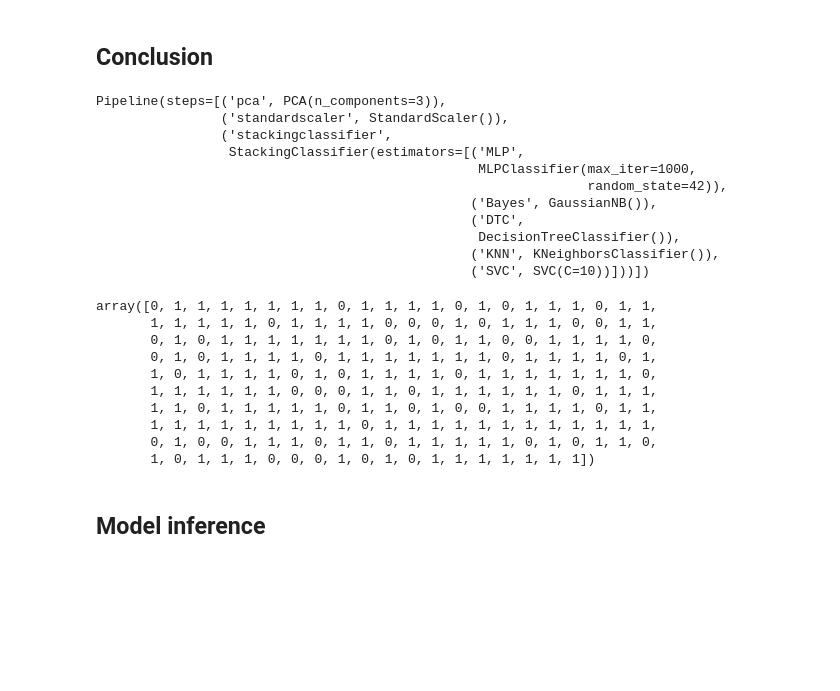
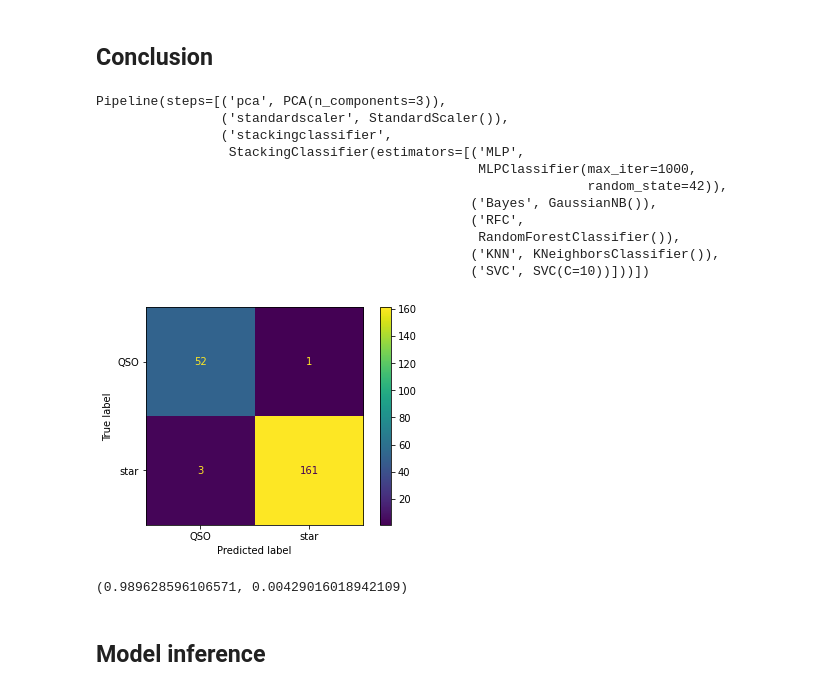
Before and after one commit to tomasplsek/AstroML, a Jupyter notebook: 03_sklearn.ipynb, the cells around one changed output. Drawn from its saved outputs; the diff is of its cells as text; code cells hidden in the pictures; blank space fills up the shorter version.

```diff
--- a/03_sklearn.ipynb
+++ b/03_sklearn.ipynb
@@ -752,11 +741,11 @@ ConfusionMatrixDisplay.from_estimator(model, X_test, y_test, display_labels=["QS
 # %% [markdown]
 ## **Conclusion**
 # %%
-classifiers = [("MLP", MLPClassifier(max_iter=1000, random_state=42)),
+classifiers = [("MLP", MLPClassifier(max_iter=1000)),
                ("Bayes", GaussianNB()),
-               ("DTC", DecisionTreeClassifier()),
+               ("RFC", RandomForestClassifier()),
                ("KNN", KNeighborsClassifier()),
-               ("SVC", SVC(C=10))]
+               ("SVC", SVC(kernel="rbf", C=10))]
 
 model = make_pipeline(PCA(n_components=3),
                       StandardScaler(),
@@ -771,22 +760,18 @@ Pipeline(steps=[('pca', PCA(n_components=3)),
                                                  MLPClassifier(max_iter=1000,
                                                                random_state=42)),
                                                 ('Bayes', GaussianNB()),
-                                                ('DTC',
-                                                 DecisionTreeClassifier()),
+                                                ('RFC',
+                                                 RandomForestClassifier()),
                                                 ('KNN', KNeighborsClassifier()),
                                                 ('SVC', SVC(C=10))]))])
-# %%
-model.predict(X_test)
-# %% [output]
-array([0, 1, 1, 1, 1, 1, 1, 1, 0, 1, 1, 1, 1, 0, 1, 0, 1, 1, 1, 0, 1, 1,
-       1, 1, 1, 1, 1, 0, 1, 1, 1, 1, 0, 0, 0, 1, 0, 1, 1, 1, 0, 0, 1, 1,
-       0, 1, 0, 1, 1, 1, 1, 1, 1, 1, 0, 1, 0, 1, 1, 0, 0, 1, 1, 1, 1, 0,
-       0, 1, 0, 1, 1, 1, 1, 0, 1, 1, 1, 1, 1, 1, 1, 0, 1, 1, 1, 1, 0, 1,
-       1, 0, 1, 1, 1, 1, 0, 1, 0, 1, 1, 1, 1, 0, 1, 1, 1, 1, 1, 1, 1, 0,
-       1, 1, 1, 1, 1, 1, 0, 0, 0, 1, 1, 0, 1, 1, 1, 1, 1, 1, 0, 1, 1, 1,
-       1, 1, 0, 1, 1, 1, 1, 1, 0, 1, 1, 0, 1, 0, 0, 1, 1, 1, 1, 0, 1, 1,
-       1, 1, 1, 1, 1, 1, 1, 1, 1, 0, 1, 1, 1, 1, 1, 1, 1, 1, 1, 1, 1, 1,
-       0, 1, 0, 0, 1, 1, 1, 0, 1, 1, 0, 1, 1, 1, 1, 1, 0, 1, 0, 1, 1, 0,
-       1, 0, 1, 1, 1, 0, 0, 0, 1, 0, 1, 0, 1, 1, 1, 1, 1, 1, 1])
+# %%
+ConfusionMatrixDisplay.from_estimator(model, X_test, y_test, display_labels=["QSO", "star"]);
+# %% [output]
+[figure, added]
+# %%
+res = cross_validate(model, X, y, cv=5)
+np.mean(res["test_score"]), np.std(res["test_score"])
+# %% [output]
+(0.989628596106571, 0.00429016018942109)
 # %% [markdown]
 ## **Model inference**
```
Also changed, not shown: parts of 7 cells of this notebook.
